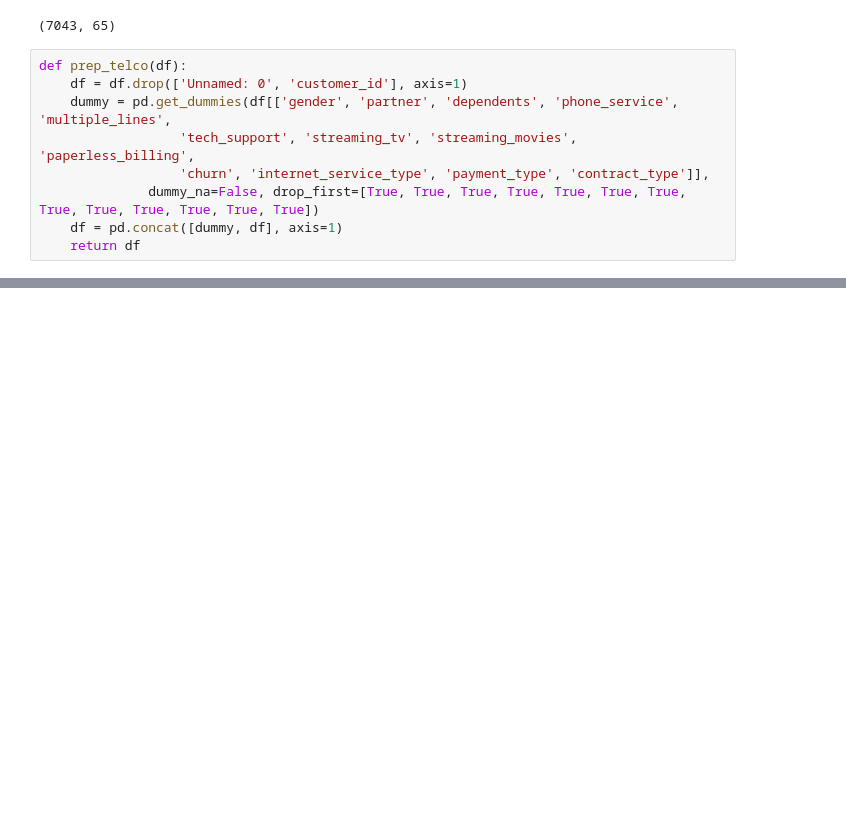
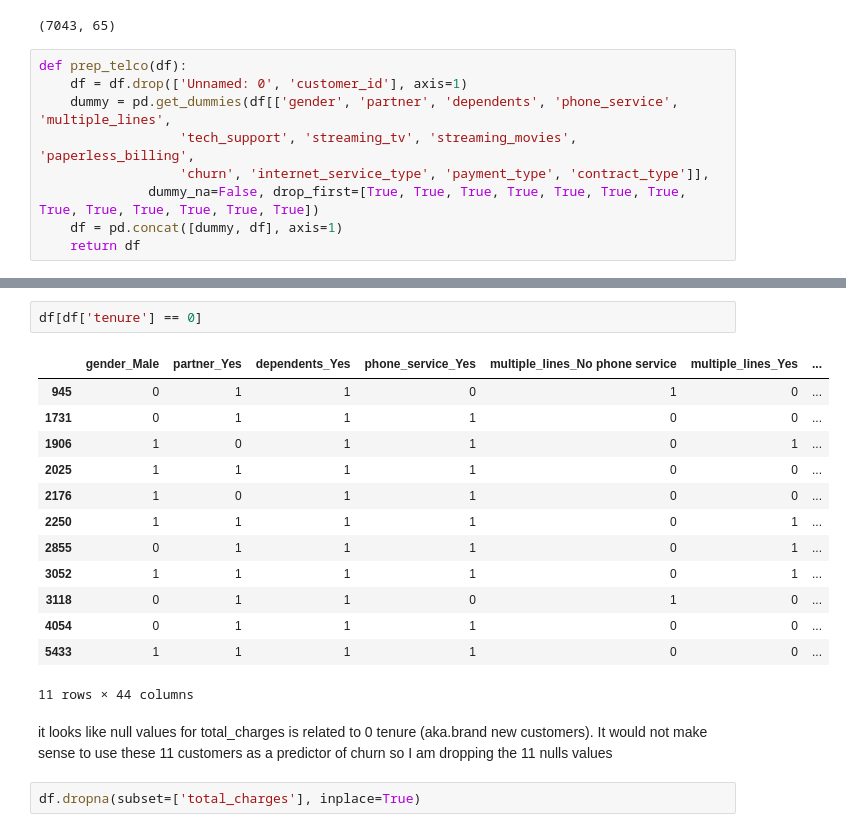
Before and after one commit to mindyshiben/classification-exercises, a Jupyter notebook: classification_exercises.ipynb, the cells around one changed output, grey strips where cells are left out. Saved outputs shown, nothing was run; the diff lists cells and outputs as text; blank space fills up the shorter version.

```diff
--- a/classification_exercises.ipynb
+++ b/classification_exercises.ipynb
@@ -609,0 +761,20 @@ def prep_telco(df):
+# %%
+df[df['tenure'] == 0]
+# %% [output]
+|  | gender_Male | partner_Yes | dependents_Yes | phone_service_Yes | multiple_lines_No phone service | multiple_lines_Yes | ... |
+| 945 | 0 | 1 | 1 | 0 | 1 | 0 | ... |
+| 1731 | 0 | 1 | 1 | 1 | 0 | 0 | ... |
+| 1906 | 1 | 0 | 1 | 1 | 0 | 1 | ... |
+| 2025 | 1 | 1 | 1 | 1 | 0 | 0 | ... |
+| 2176 | 1 | 0 | 1 | 1 | 0 | 0 | ... |
+| 2250 | 1 | 1 | 1 | 1 | 0 | 1 | ... |
+| 2855 | 0 | 1 | 1 | 1 | 0 | 1 | ... |
+| 3052 | 1 | 1 | 1 | 1 | 0 | 1 | ... |
+| 3118 | 0 | 1 | 1 | 0 | 1 | 0 | ... |
+| 4054 | 0 | 1 | 1 | 1 | 0 | 0 | ... |
+| 5433 | 1 | 1 | 1 | 1 | 0 | 0 | ... |
+11 rows × 44 columns
+# %% [markdown]
+it looks like null values for total_charges is related to 0 tenure (aka.brand new customers). It would not make sense to use these 11 customers as a predictor of churn so I am dropping the 11 nulls values
+# %%
+df.dropna(subset=['total_charges'], inplace=True)
```
Also changed, not shown: parts of 30 cells of this notebook.
